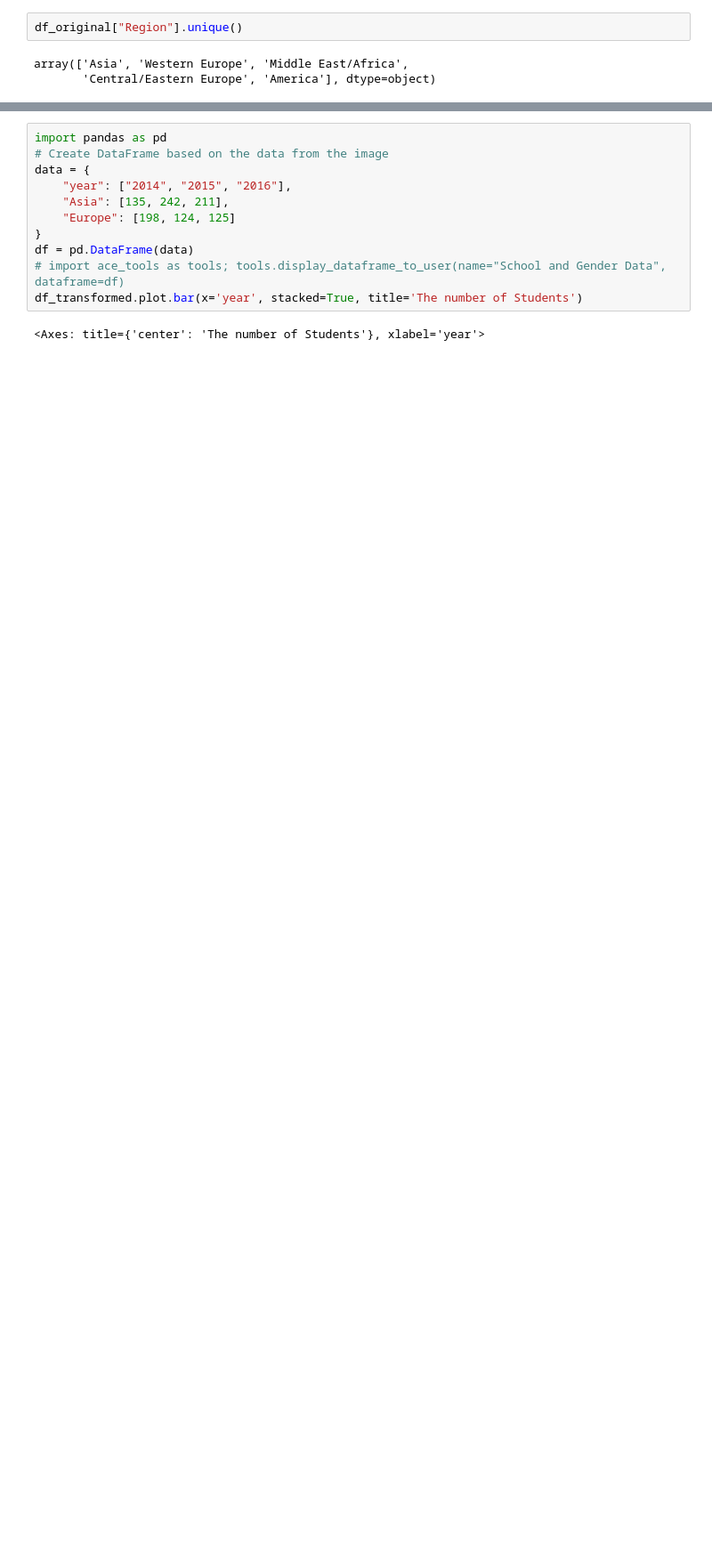
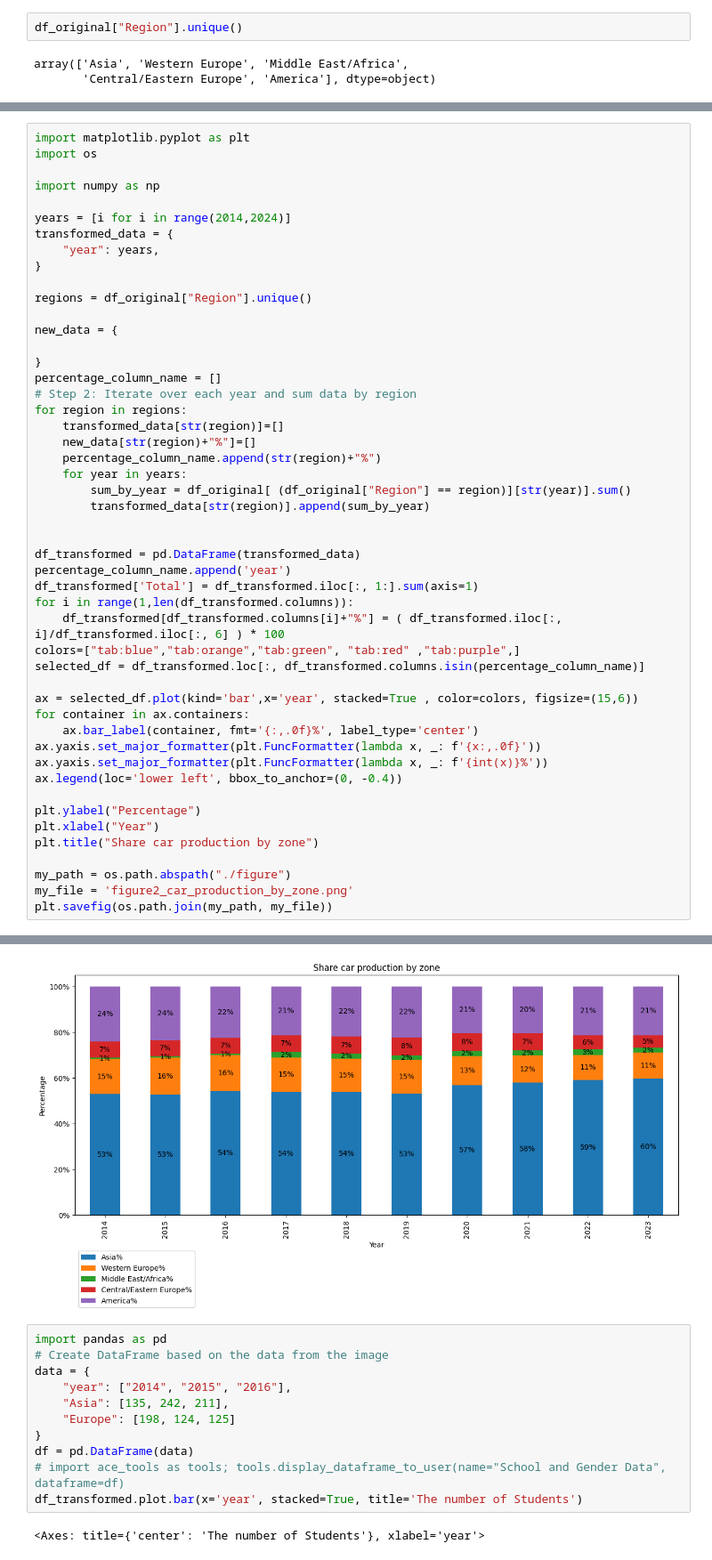
Before and after one commit to maxvcbhan/DADS5001-car-production, a Jupyter notebook: app.ipynb, the cells around one changed output, grey strips where cells are left out. Shown: that part at 89% size. Cells and saved outputs as stored; diff of their text form; blank space fills up the shorter version.

```diff
--- a/app.ipynb
+++ b/app.ipynb
@@ -74,0 +80,50 @@ plt.show()
+# %%
+import matplotlib.pyplot as plt
+import os
+
+import numpy as np
+
+years = [i for i in range(2014,2024)]
+transformed_data = {
+    "year": years,
+}
+
+regions = df_original["Region"].unique()
+
+new_data = {
+
+}
+percentage_column_name = []
+# Step 2: Iterate over each year and sum data by region
+for region in regions:
+    transformed_data[str(region)]=[]
+    new_data[str(region)+"%"]=[]
+    percentage_column_name.append(str(region)+"%")
+    for year in years:
+        sum_by_year = df_original[ (df_original["Region"] == region)][str(year)].sum()
+        transformed_data[str(region)].append(sum_by_year)
+
+
+df_transformed = pd.DataFrame(transformed_data)
+percentage_column_name.append('year')
+df_transformed['Total'] = df_transformed.iloc[:, 1:].sum(axis=1)
+for i in range(1,len(df_transformed.columns)):
+    df_transformed[df_transformed.columns[i]+"%"] = ( df_transformed.iloc[:, i]/df_transformed.iloc[:, 6] ) * 100
+colors=["tab:blue","tab:orange","tab:green", "tab:red" ,"tab:purple",]
+selected_df = df_transformed.loc[:, df_transformed.columns.isin(percentage_column_name)]
+
+ax = selected_df.plot(kind='bar',x='year', stacked=True , color=colors, figsize=(15,6))
+for container in ax.containers:
+    ax.bar_label(container, fmt='{:,.0f}%', label_type='center')
+ax.yaxis.set_major_formatter(plt.FuncFormatter(lambda x, _: f'{x:,.0f}'))
+ax.yaxis.set_major_formatter(plt.FuncFormatter(lambda x, _: f'{int(x)}%'))
+ax.legend(loc='lower left', bbox_to_anchor=(0, -0.4))
+
+plt.ylabel("Percentage")
+plt.xlabel("Year")
+plt.title("Share car production by zone")
+
+my_path = os.path.abspath("./figure")
+my_file = 'figure2_car_production_by_zone.png'
+plt.savefig(os.path.join(my_path, my_file))
+# %% [output]
@@ -75,3 +148,4 @@ plt.show()
+[figure, added]
 # %%
 import pandas as pd
 # Create DataFrame based on the data from the image
```
Also changed, not shown: parts of 3 cells of this notebook, 3 other files.
